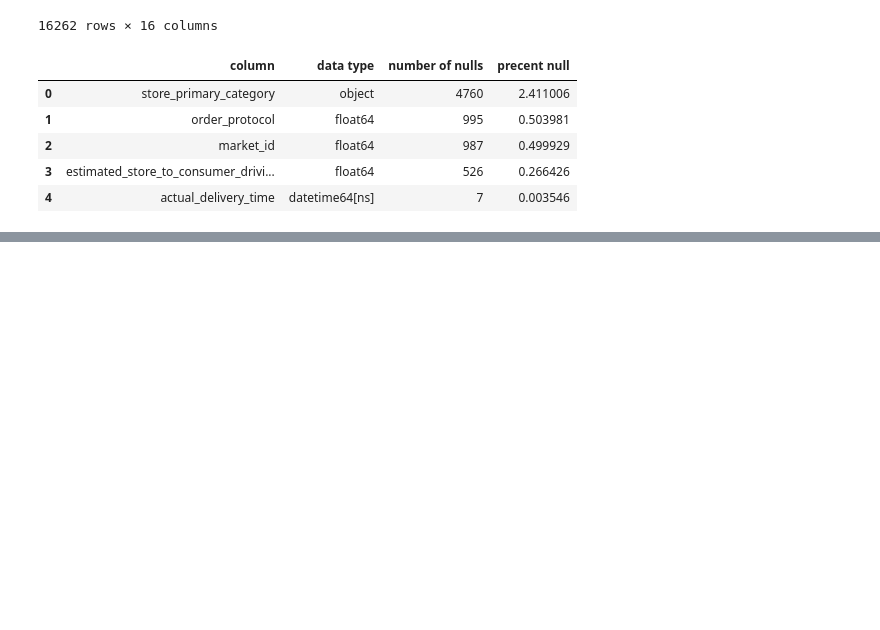
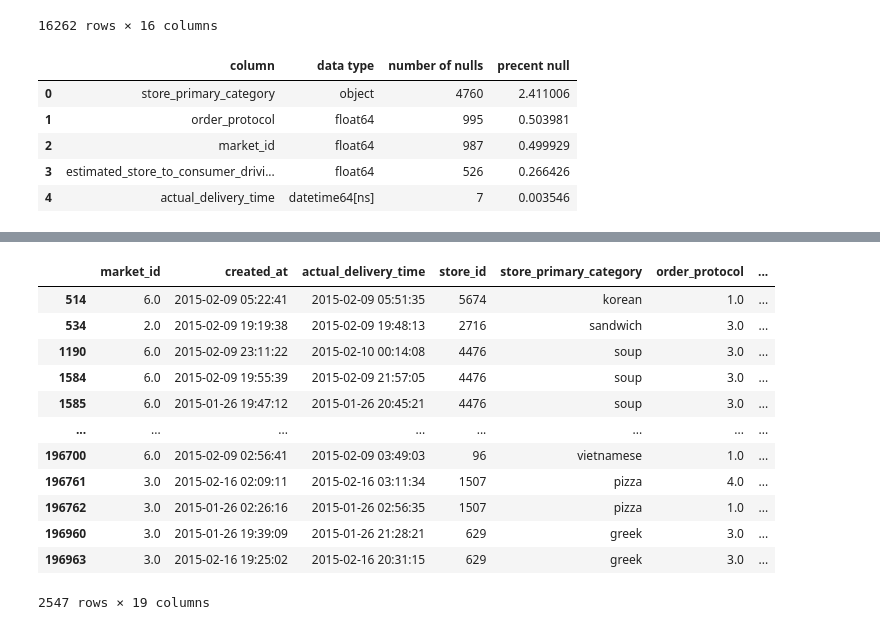
Before and after one commit to meg-williams/Delivery-Duration-Prediction, a Jupyter notebook: delivery_duration.ipynb, the cells around one changed output, grey strips where cells are left out. Cells and saved outputs as stored; diff of their text form; code cells hidden in the pictures; blank space fills up the shorter version.

Commit message:
total_onshift nulls

```diff
--- a/delivery_duration.ipynb
+++ b/delivery_duration.ipynb
@@ -124,0 +175,4 @@ df['store_primary_category'] = df['store_id'].map(category_mode)
+# %%
+df['day'] = df['created_at'].dt.day_of_week
+# %%
+df['hour'] = df['created_at'].dt.hour
@@ -124,0 +195,2 @@ df['store_primary_category'] = df['store_id'].map(category_mode)
+# %%
+onshift_null_index = df.loc[df['total_onshift_dashers'].isnull()]
@@ -124,0 +213,18 @@ df['store_primary_category'] = df['store_id'].map(category_mode)
+# %%
+df['total_onshift_dashers'] = df.groupby(['day', 'hour'])['total_onshift_dashers'].transform(lambda x: x.fillna(x.mean()))
+# %%
+df.loc[(df.index.isin(onshift_null_index.index)) & (df['day'] == 0)]
+# %% [output]
+|  | market_id | created_at | actual_delivery_time | store_id | store_primary_category | order_protocol | ... |
+| 514 | 6.0 | 2015-02-09 05:22:41 | 2015-02-09 05:51:35 | 5674 | korean | 1.0 | ... |
+| 534 | 2.0 | 2015-02-09 19:19:38 | 2015-02-09 19:48:13 | 2716 | sandwich | 3.0 | ... |
+| 1190 | 6.0 | 2015-02-09 23:11:22 | 2015-02-10 00:14:08 | 4476 | soup | 3.0 | ... |
+| 1584 | 6.0 | 2015-02-09 19:55:39 | 2015-02-09 21:57:05 | 4476 | soup | 3.0 | ... |
+| 1585 | 6.0 | 2015-01-26 19:47:12 | 2015-01-26 20:45:21 | 4476 | soup | 3.0 | ... |
+| ... | ... | ... | ... | ... | ... | ... | ... |
+| 196700 | 6.0 | 2015-02-09 02:56:41 | 2015-02-09 03:49:03 | 96 | vietnamese | 1.0 | ... |
+| 196761 | 3.0 | 2015-02-16 02:09:11 | 2015-02-16 03:11:34 | 1507 | pizza | 4.0 | ... |
+| 196762 | 3.0 | 2015-01-26 02:26:16 | 2015-01-26 02:56:35 | 1507 | pizza | 1.0 | ... |
+| 196960 | 3.0 | 2015-01-26 19:39:09 | 2015-01-26 21:28:21 | 629 | greek | 3.0 | ... |
+| 196963 | 3.0 | 2015-02-16 19:25:02 | 2015-02-16 20:31:15 | 629 | greek | 3.0 | ... |
+2547 rows × 19 columns
```
Also changed, not shown: parts of 11 cells of this notebook.
